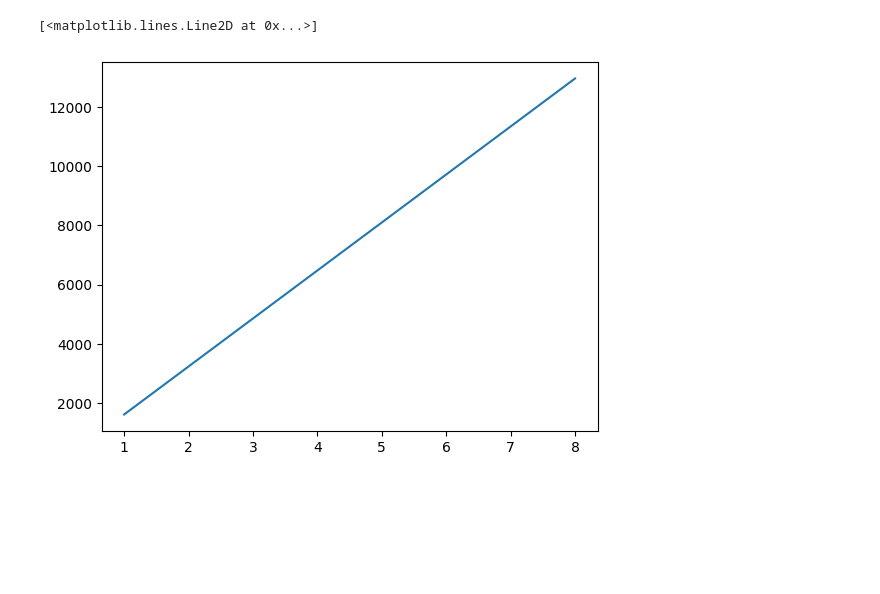
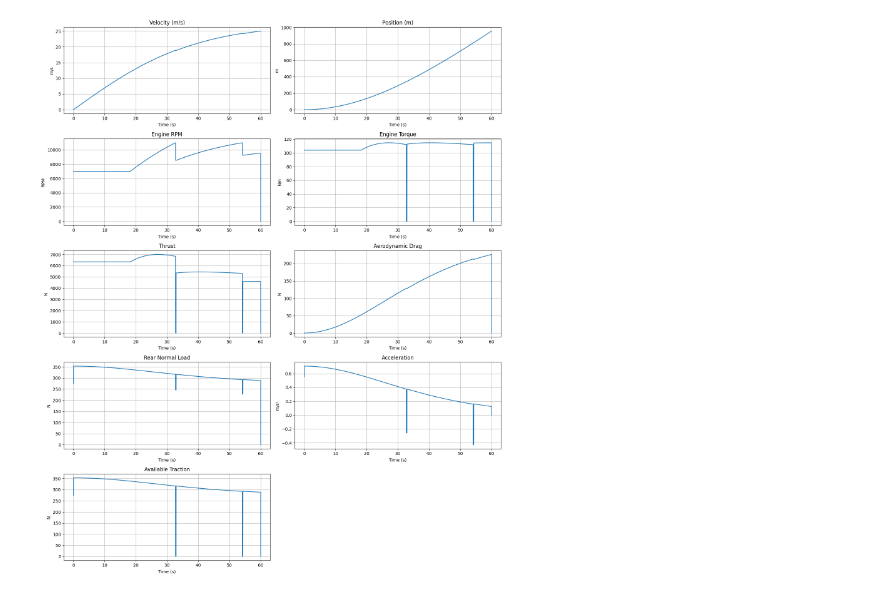
Before and after one commit to Bfoke/Death-Missile, a Jupyter notebook: AccelerationCalc.ipynb, the cells around one changed output. Drawn from its saved outputs; the diff is of its cells as text; code cells hidden in the pictures; blank space fills up the shorter version.

```diff
--- a/AccelerationCalc.ipynb
+++ b/AccelerationCalc.ipynb
@@ -19,26 +19,23 @@ tire_mu = 1
 final_drive = 8
 CG_height = .4 #m
 Coef_drag = .4
-frontal_A = 6 #m^2
+frontal_A = 1.5 #m^2
 Rho = 1.204 # kg/m^3
 wheel_base = 1.8 #m
 
 cbr_gears = np.array([2.286, 1.778, 1.5, 1.333, 1.214, 1.138])
 gear = cbr_gears
 # %%
-top_speed_mph = 100
-top_speed_mps = top_speed_mph * .44704 #conversion from mph to m/s
+# top_speed_mph = 100
+# top_speed_mps = top_speed_mph * .44704 #conversion from mph to m/s
 
-final_drive_ratios = np.linspace(1,8,80)
-top_speed_rpm = np.zeros_like(final_drive_ratios)
+# final_drive_ratios = np.linspace(1,8,80)
+# top_speed_rpm = np.zeros_like(final_drive_ratios)
 
-for fd_idx, fd_val in enumerate(final_drive_ratios):
-    top_speed_rpm[fd_idx] = top_speed_mps / (2 * np.pi * wheel_rad) * fd_val * gear[5] * 60
+# for fd_idx, fd_val in enumerate(final_drive_ratios):
+#     top_speed_rpm[fd_idx] = top_speed_mps / (2 * np.pi * wheel_rad) * fd_val * gear[5] * 60
 
-plt.plot(final_drive_ratios, top_speed_rpm)
+# plt.plot(final_drive_ratios, top_speed_rpm)
-# %% [output]
-[<matplotlib.lines.Line2D at 0x...>]
-[figure, removed]
 # %%
 def final_drive_for_top_speed(top_speed_mph):
     top_speed_mps = top_speed_mph * .44704
@@ -52,25 +49,33 @@ def rpm_for_speed_gear(speed, g): #m/s and an int 0 - 5 for 1 - 6 gears
     final_drive = 8
     return speed / (.6 * np.pi) * final_drive * gear[g] * 60
 
-def thrust(t, g, FD = final_drive, WR = wheel_rad):
+def calc_thrust(t, g, FD = final_drive, WR = wheel_rad):
     return t * gear[g] * FD / WR
 
-def drag(v, rho = Rho, FA = frontal_A, Cd = Coef_drag):
+def calc_drag(v, rho = Rho, FA = frontal_A, Cd = Coef_drag):
     return (v**2) * rho * Cd * FA / 2
 
-def rear_tire_NL(accel, CG = CG_height, m = mass, wb = wheel_base):
-    return (m * CG) / wb * accel
+def calc_rear_tire_NL(accel, CG = CG_height, m = mass, wb = wheel_base, rw = rear_weight):
+    return ((m * CG) / wb * accel) + (m * rw)
+
+def calc_traction(rear_NL, thrust, mu = tire_mu): # left as mu so can add tire model later instead of constant
+    return min(rear_NL * mu, thrust)
+
+def calc_accel(traction, drag, m = mass):
+    return (traction - drag) / m
 # %%
 #accel calc
 time = np.linspace(0,60,6001)
 dt = .01 #sec
 vel = np.zeros_like(time)
+pos = np.zeros_like(time)
 rpm = np.zeros_like(time)
 torque = np.zeros_like(time)
 thrust = np.zeros_like(time)
 drag = np.zeros_like(time)
 rear_NL = np.zeros_like(time)
 accel = np.zeros_like(time)
+traction = np.zeros_like(time)
 
 g = 0 # first gear 0 indexed
 shift_rpm = 11000
@@ -78,12 +83,13 @@ time_since_shift = 1 #sec, not 0 bc dont want to set 0 torque from launch
 shift_time = .2
 launch_rpm = 7000
 
-for i, t in enumerate(time):
+for i, t in enumerate(time[:-1]):
     rpm[i] = rpm_for_speed_gear(vel[i], g)
 
     if rpm[i] > shift_rpm and (g < 5):
         g += 1
         time_since_shift = 0
+
     if time_since_shift < shift_time:
         torque[i] = 0
     else:
@@ -91,8 +97,19 @@ for i, t in enumerate(time):
 
     if (rpm[i] < launch_rpm) and g == 0:
         torque[i] = np.interp(launch_rpm, cbr_rpm_Nm[:,0], cbr_rpm_Nm[:,1])
+        rpm[i] = launch_rpm
+    thrust[i] = calc_thrust(torque[i], g)
+    drag[i] = calc_drag(vel[i])
 
-    thrust[i] = thrust(torque[i], g)
-    drag[i] = drag(vel[i])
-    rear_NL[i] = rear_tire_NL()
+    if i == 0:
+        prev_accel = 0
+    else:
+        prev_accel = accel[i-1]
+
+    rear_NL[i] = calc_rear_tire_NL(prev_accel)
+    traction[i] = calc_traction(rear_NL[i], thrust[i])
+    accel[i] = calc_accel(traction[i], drag[i])
+    vel[i+1] = vel[i] + (accel[i] * dt)
+    pos[i+1] = pos[i] + (vel[i] * dt)
+
     time_since_shift += dt
@@ -98,0 +166,4 @@ for i, t in enumerate(time):
+# %%
+plot_simulation_results(time, vel, pos, rpm, torque, thrust, drag, rear_NL, accel, traction)
+# %% [output]
+[figure, added]
```
Also changed, not shown: parts of 1 cell of this notebook.
